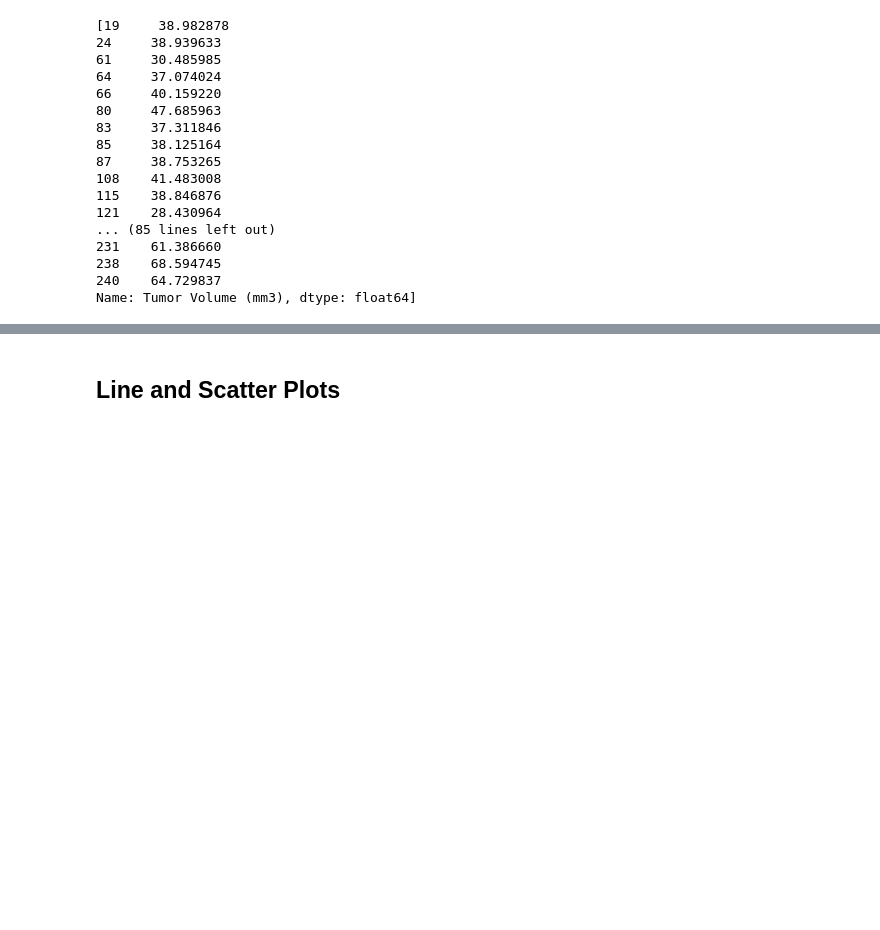
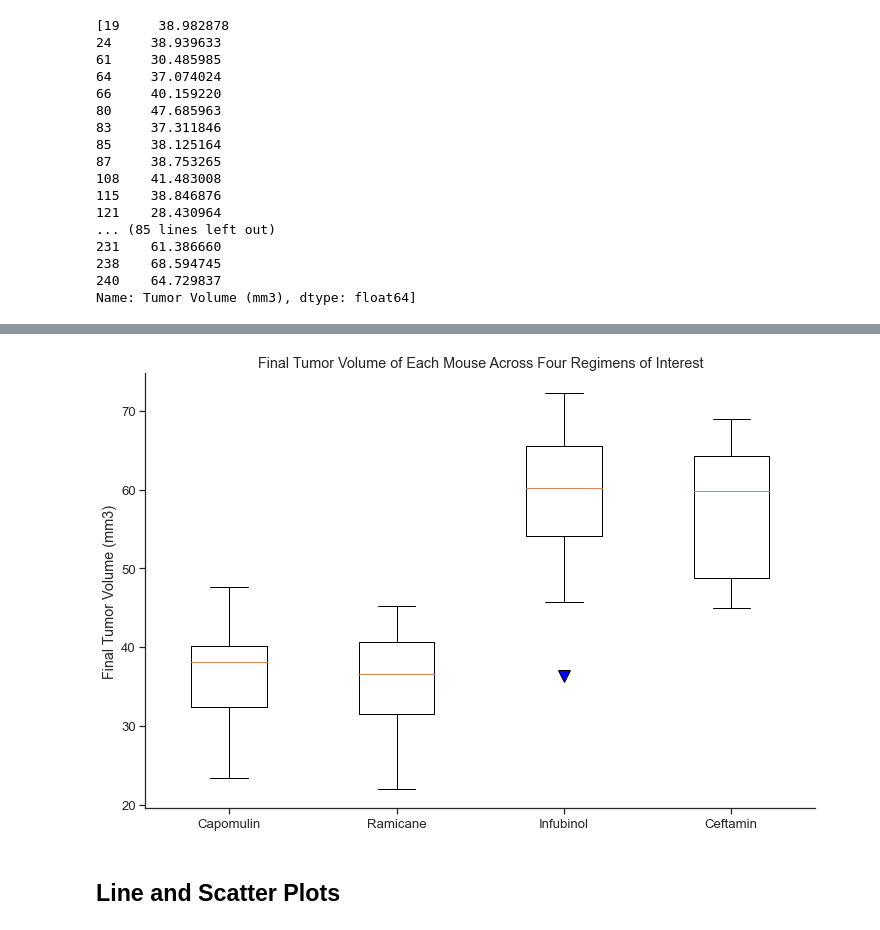
Before and after one commit to mbruns13/matplotlib-challenge, a Jupyter notebook: pymaceuticals_starter.ipynb, the cells around one changed output, grey strips where cells are left out. Saved outputs shown, nothing was run; the diff lists cells and outputs as text; code cells hidden in the pictures; blank space fills up the shorter version.

```diff
--- a/pymaceuticals_starter.ipynb
+++ b/pymaceuticals_starter.ipynb
@@ -274,12 +277,11 @@ tumor_vol = []
 #loop through df by row/index #
 for d in drug_regimen_list:
     #create new df with only the above-listed drug regimens and their final tumor volumes from the merged_df above
-    filtered_merged_df = merged_df.loc[merged_df["Drug Regimen"] == d,"Tumor Volume (mm3)"]
-    #append tumor volume from the new filtered_merged_df to the tumor_vol list
-    tumor_vol.append(filtered_merged_df)
-    print(len(filtered_merged_df))
+    tumor_vol_in_drug_list = merged_df.loc[merged_df["Drug Regimen"] == d,"Tumor Volume (mm3)"]
+    #append tumor volume from the new tumor_vol_in_drug_list to the tumor_vol list
+    tumor_vol.append(tumor_vol_in_drug_list)
     #calculate iqr for each of the above-listed drug regimens
-    quartiles = filtered_merged_df.quantile([.25,.5,.75])
+    quartiles = tumor_vol_in_drug_list.quantile([.25,.5,.75])
     lowerq = quartiles[0.25]
     upperq = quartiles[0.75]
     iqr = upperq-lowerq
@@ -376,3 +350,13 @@ print(outlier_mouse_index)
+# %%
+flierprops = dict(marker='v', markerfacecolor='blue', markersize=12)
+fig1, ax1 = plt.subplots()
+ax1.set_title("Final Tumor Volume of Each Mouse Across Four Regimens of Interest")
+ax1.set_ylabel("Final Tumor Volume (mm3)")
+ax1.boxplot(tumor_vol, flierprops=flierprops, labels=drug_regimen_list)
+plt.show()
+#filter tumor_vol_in_drug_list to explicitly calculate outlier - need to have outlier variable
+# %% [output]
+[figure, added]
 # %% [markdown]
 ## Line and Scatter Plots
 # %%
```
Also changed, not shown: parts of 6 cells of this notebook.
